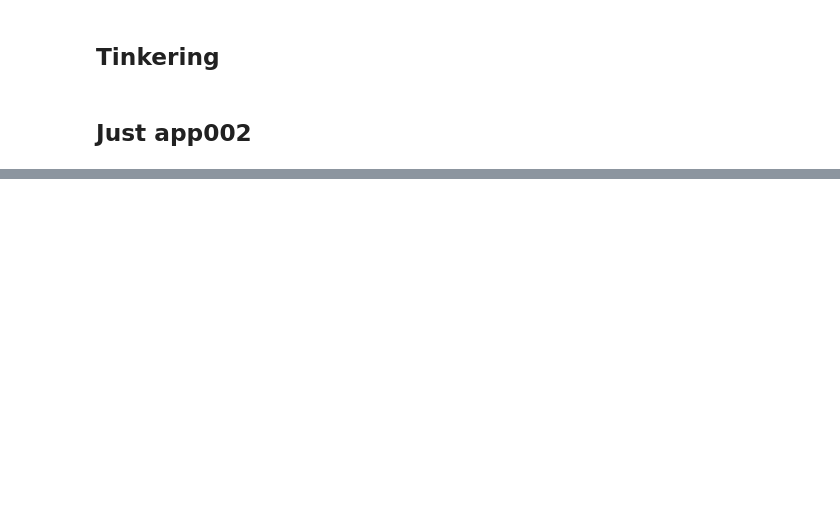
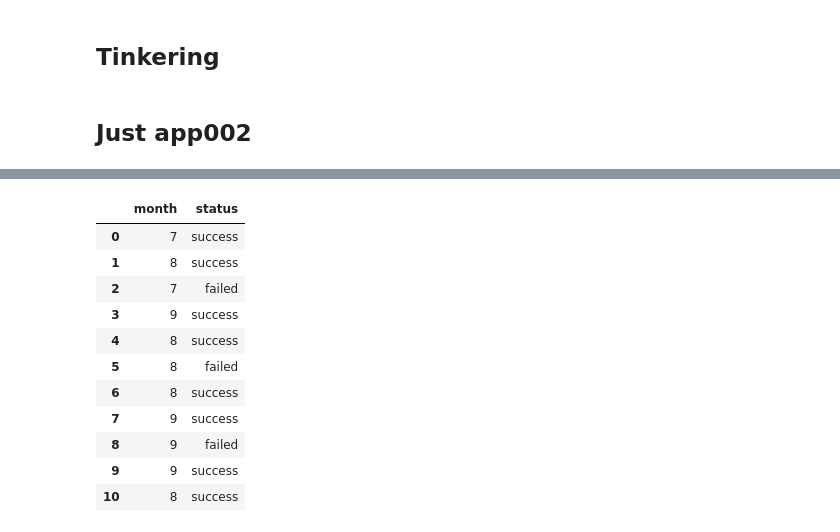
Before and after one commit to ingeniousideas/bpp_module2_project, a Jupyter notebook: jupyter/dora_failure_graph.ipynb, the cells around one changed output, grey strips where cells are left out. Cells and saved outputs as stored; diff of their text form; code cells hidden in the pictures; blank space fills up the shorter version.

```diff
--- a/jupyter/dora_failure_graph.ipynb
+++ b/jupyter/dora_failure_graph.ipynb
@@ -83,3 +132,20 @@ df_app2_only
+# %%
+df_simple_app2_only = df_deployments[df_deployments['application_id'] == 'app002'][['month','status']]
+df_simple_app2_only.reset_index(drop=True, inplace=True)
+df_simple_app2_only
+# %% [output]
+|  | month | status |
+| 0 | 7 | success |
+| 1 | 8 | success |
+| 2 | 7 | failed |
+| 3 | 9 | success |
+| 4 | 8 | success |
+| 5 | 8 | failed |
+| 6 | 8 | success |
+| 7 | 9 | success |
+| 8 | 9 | failed |
+| 9 | 9 | success |
+| 10 | 8 | success |
 # %%
 df_app2_simple = df_app2_only[['month','status']]
 
```
Also changed, not shown: parts of 9 cells of this notebook, 2 other files.
